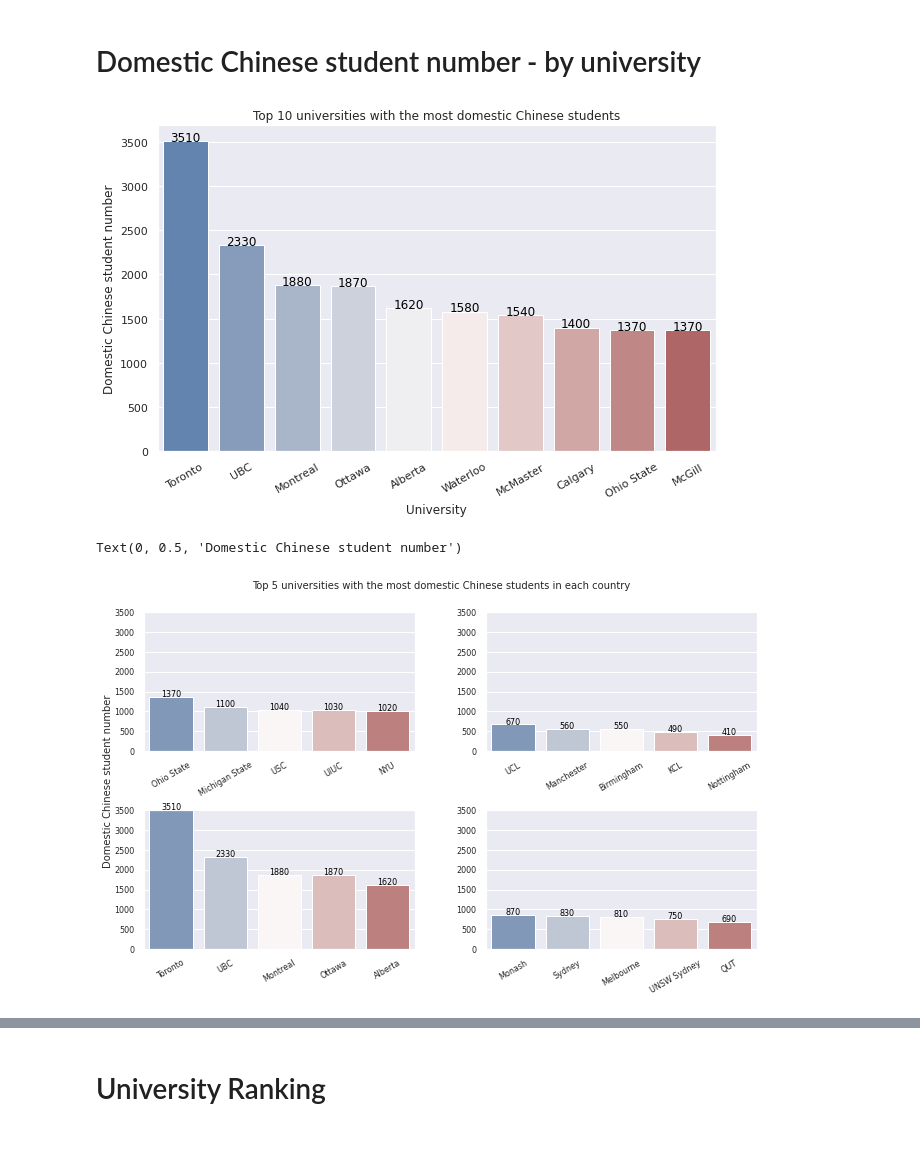
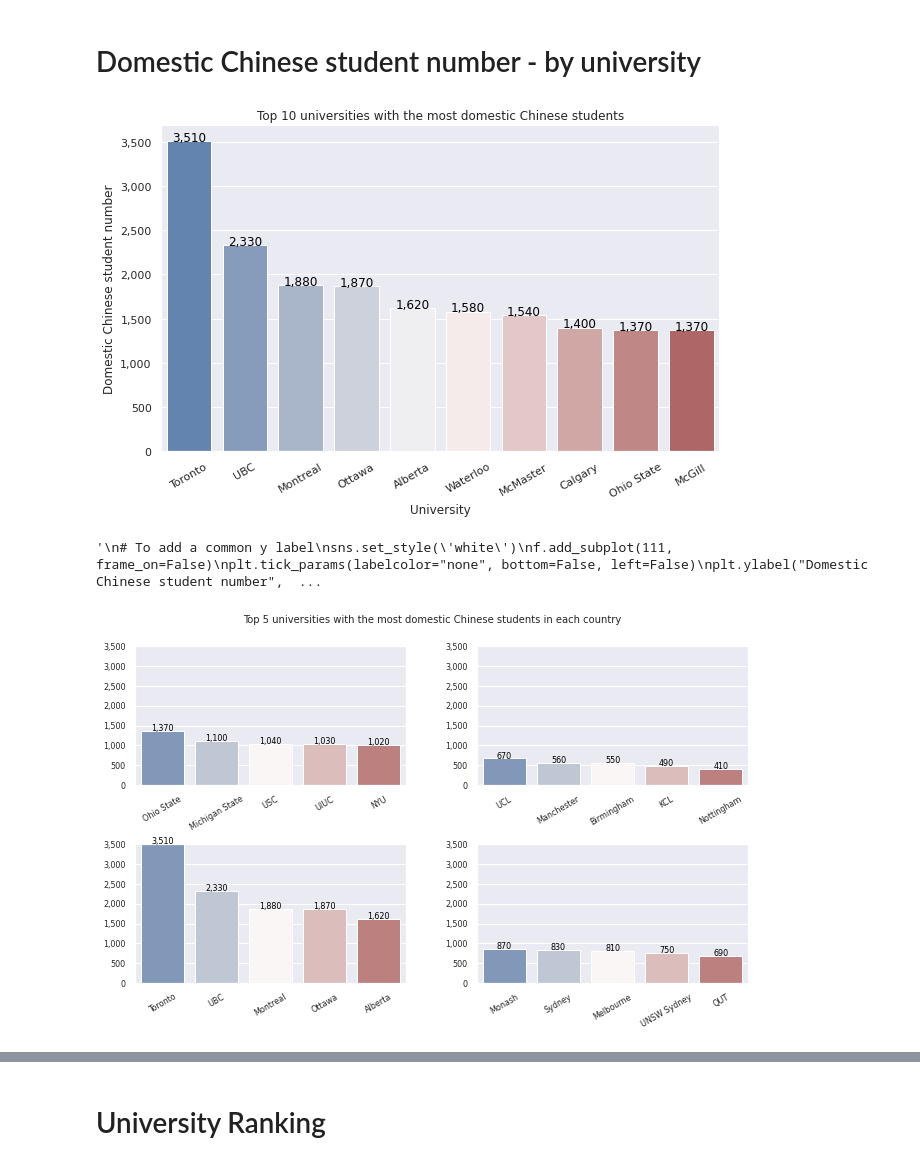
Before and after one commit to AndyYFTao/EA-CLTP-DataAnalysis, a Jupyter notebook: CLTP Guidance Program Data Analysis.ipynb, the cells around one changed output, grey strips where cells are left out. Drawn from its saved outputs; the diff is of its cells as text; code cells hidden in the pictures.

```diff
--- a/CLTP Guidance Program Data Analysis.ipynb
+++ b/CLTP Guidance Program Data Analysis.ipynb
@@ -97,7 +98,9 @@ g = sns.barplot(x=x, y=y, palette="rocket")
 plt.ylabel("Overseas Chinese student number")
 plt.xlabel("University")
 plt.xticks(rotation=30)
+g.axes.get_yaxis().set_major_formatter(
+    matplotlib.ticker.FuncFormatter(lambda x, p: format(int(x), ',')))
 
 for i, v in enumerate(y):
-    g.text(i, v+1, str(v), color='black', ha='center')
+    g.text(i, v+1, format(v, ','), color='black', ha='center')
 # %% [output]
@@ -105,6 +108,6 @@ for i, v in enumerate(y):
 # %%
 f, axes = plt.subplots(2, 2, figsize=(10,6))
-f.tight_layout(pad=3.0)
+f.tight_layout(pad=2.5)
 
 plt.suptitle("Top 5 universities with the most overseas Chinese students in each country", fontsize=10)
 
@@ -123,14 +126,16 @@ for id, country in enumerate(country_list):
   axes[id // 2, id % 2].tick_params(labelsize=8)
   axes[id // 2, id % 2].set_ylabel('')
   axes[id // 2, id % 2].set_xlabel('')
+  axes[id // 2, id % 2].get_yaxis().set_major_formatter(matplotlib.ticker.FuncFormatter(lambda x, p: format(int(x), ',')))
 
 
   for i, v in enumerate(y):
-      g.text(i, v+1, str(v), color='black', ha='center', fontsize=8)
-
+      g.text(i, v+1, format(v, ','), color='black', ha='center', fontsize=8)
+'''
 # To add a common y label
 sns.set_style('white')
 f.add_subplot(111, frame_on=False)
 plt.tick_params(labelcolor="none", bottom=False, left=False)
 plt.ylabel("Overseas Chinese student number", fontsize=10)
+'''
 # %% [output]
@@ -161,45 +167,50 @@ g = sns.barplot(x=x, y=y, palette="vlag")
 plt.ylabel("Domestic Chinese student number")
 plt.xlabel("University")
 plt.xticks(rotation=30)
+g.axes.get_yaxis().set_major_formatter(
+    matplotlib.ticker.FuncFormatter(lambda x, p: format(int(x), ',')))
 
 for i, v in enumerate(y):
-    g.text(i, v+1, str(v), color='black', ha='center')
+    g.text(i, v+1, format(v, ','), color='black', ha='center')
 # %% [output]
-[figure, old version]
+[figure, new version]
 # %%
 f, axes = plt.subplots(2, 2, figsize=(10,6))
 f.tight_layout(pad=3.0)
 
 plt.suptitle("Top 5 universities with the most domestic Chinese students in each country", fontsize=10)
 
 country_list = ['US', 'UK', 'Canada', 'Australia']
 
 for id, country in enumerate(country_list):
 
   temp_uni_d_s = uni_d_s[uni_d_s['Country']==country]
 
   x=temp_uni_d_s.index[:5]
   y=temp_uni_d_s['Domestic Chinese student number'][:5]
   g = sns.barplot(x=x, y=y, palette="vlag", ax=axes[id // 2, id % 2])
 
   axes[id // 2, id % 2].set_xticklabels(labels=x, rotation=30)
   axes[id // 2, id % 2].set(ylim=(0, 3500))
   axes[id // 2, id % 2].tick_params(labelsize=8)
   axes[id // 2, id % 2].set_ylabel('')
   axes[id // 2, id % 2].set_xlabel('')
+  axes[id // 2, id % 2].get_yaxis().set_major_formatter(
+    matplotlib.ticker.FuncFormatter(lambda x, p: format(int(x), ',')))
 
 
   for i, v in enumerate(y):
-      g.text(i, v+1, str(v), color='black', ha='center', fontsize=8)
-
+      g.text(i, v+1, format(v, ','), color='black', ha='center', fontsize=8)
+'''
 # To add a common y label
 sns.set_style('white')
 f.add_subplot(111, frame_on=False)
 plt.tick_params(labelcolor="none", bottom=False, left=False)
 plt.ylabel("Domestic Chinese student number", fontsize=10)
+'''
 # %% [output]
-Text(0, 0.5, 'Domestic Chinese student number')
+'\n# To add a common y label\nsns.set_style(\'white\')\nf.add_subplot(111, frame_on=False)\nplt.tick_params(labelcolor="none", bottom=False, left=False)\nplt.ylabel("Domestic Chinese student number",  ...
-[figure, old version]
+[figure, new version]
 # %%
 # Categorical scatter plot
 sns.set(style="whitegrid", rc={'figure.figsize':(10,6)})
```
Also changed, not shown: parts of 6 cells of this notebook.
